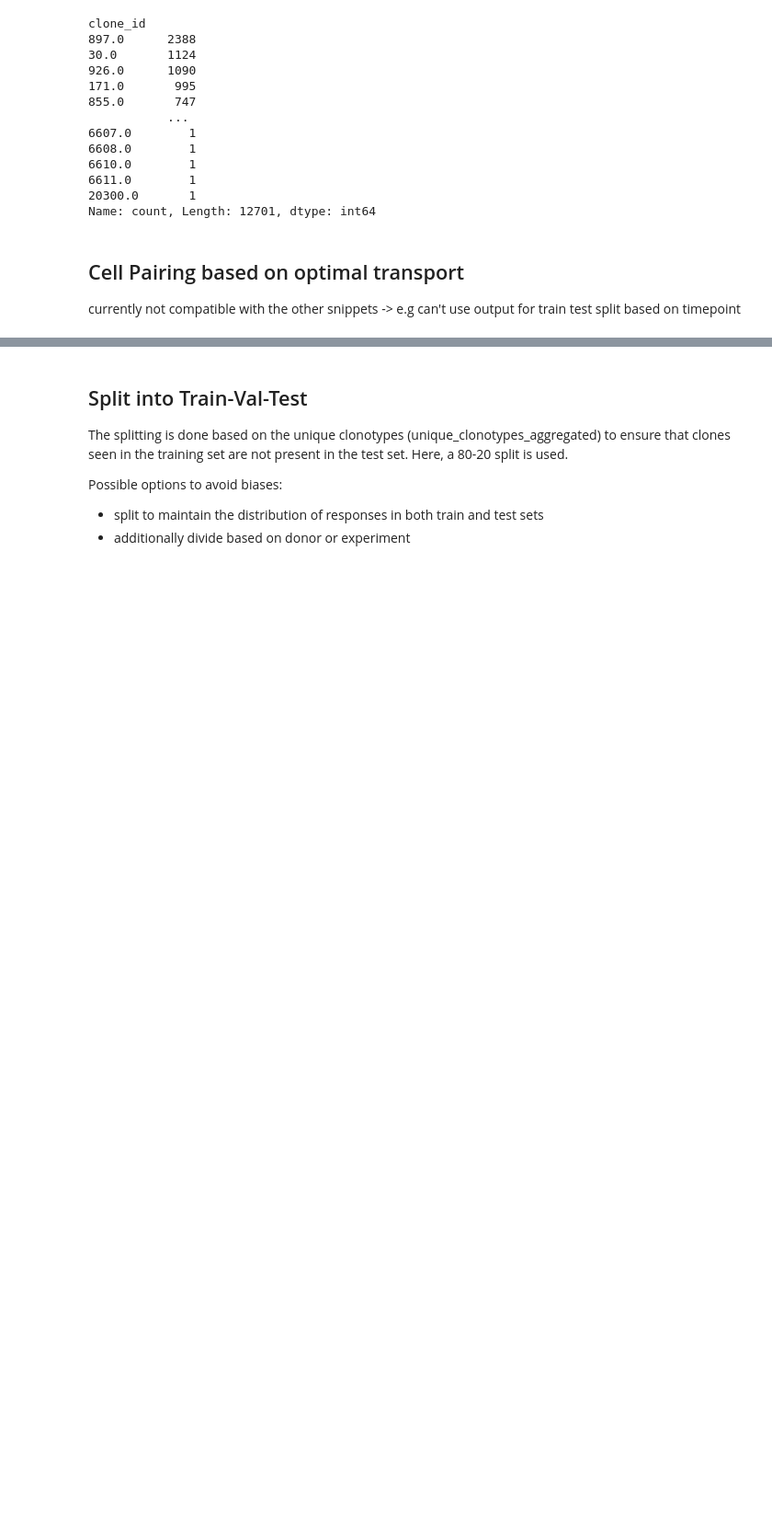
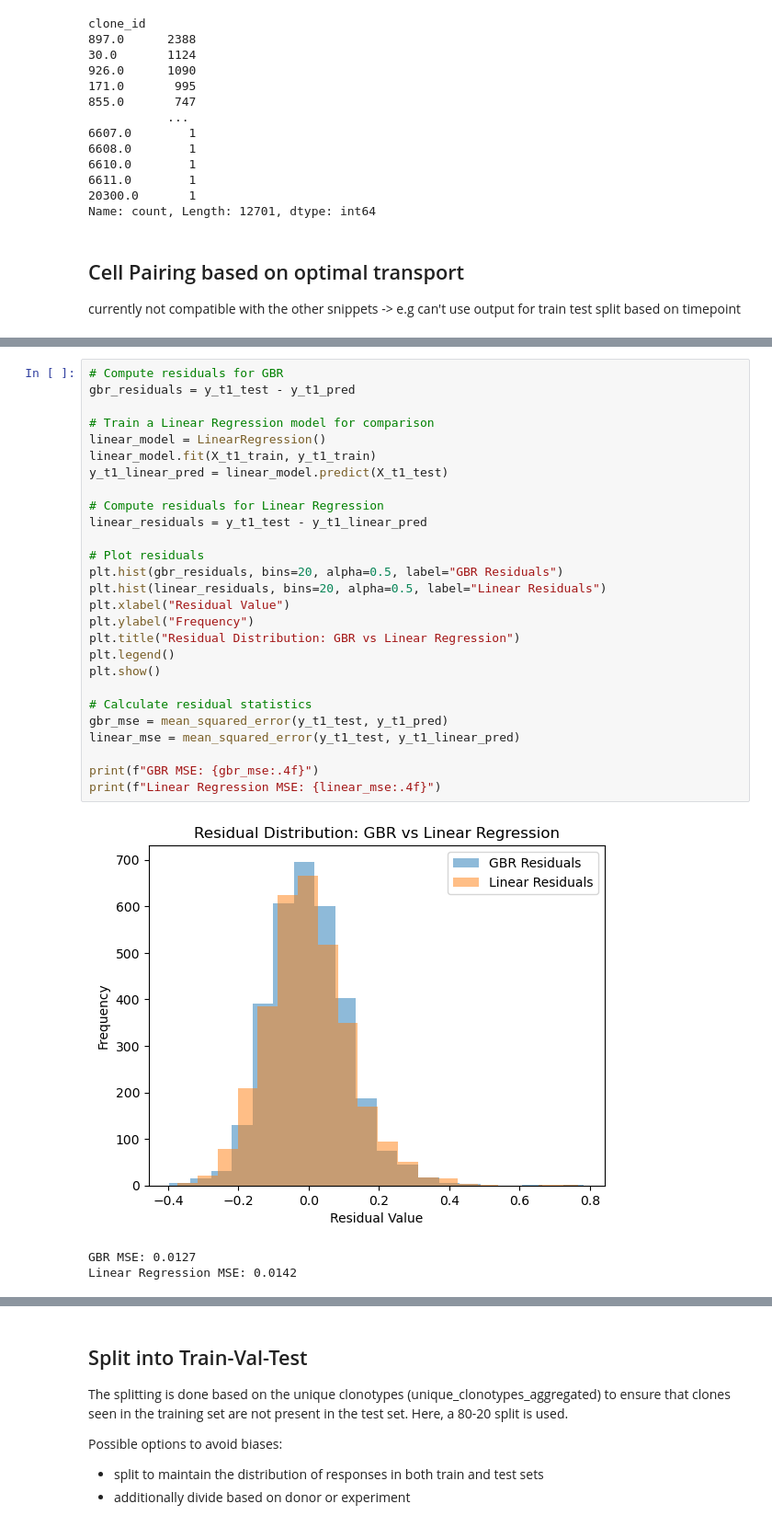
Before and after one commit to SchubertLab/VaccineSimulator, a Jupyter notebook: notebooks/baseline_model_pipeline.ipynb, the cells around one changed output, grey strips where cells are left out. Shown at 92% size. Cells and saved outputs as stored; diff of their text form; blank space fills up the shorter version.

```diff
--- a/notebooks/baseline_model_pipeline.ipynb
+++ b/notebooks/baseline_model_pipeline.ipynb
@@ -296,3 +444,34 @@ y_s1_pred = model.predict(X_s1_test)
+# %%
+# Compute residuals for GBR
+gbr_residuals = y_t1_test - y_t1_pred
+
+# Train a Linear Regression model for comparison
+linear_model = LinearRegression()
+linear_model.fit(X_t1_train, y_t1_train)
+y_t1_linear_pred = linear_model.predict(X_t1_test)
+
+# Compute residuals for Linear Regression
+linear_residuals = y_t1_test - y_t1_linear_pred
+
+# Plot residuals
+plt.hist(gbr_residuals, bins=20, alpha=0.5, label="GBR Residuals")
+plt.hist(linear_residuals, bins=20, alpha=0.5, label="Linear Residuals")
+plt.xlabel("Residual Value")
+plt.ylabel("Frequency")
+plt.title("Residual Distribution: GBR vs Linear Regression")
+plt.legend()
+plt.show()
+
+# Calculate residual statistics
+gbr_mse = mean_squared_error(y_t1_test, y_t1_pred)
+linear_mse = mean_squared_error(y_t1_test, y_t1_linear_pred)
+
+print(f"GBR MSE: {gbr_mse:.4f}")
+print(f"Linear Regression MSE: {linear_mse:.4f}")
+# %% [output]
+[figure, added]
+GBR MSE: 0.0127
+Linear Regression MSE: 0.0142
 # %%
 k = 5
 
```
Also changed, not shown: parts of 70 cells of this notebook, 3 other files.
